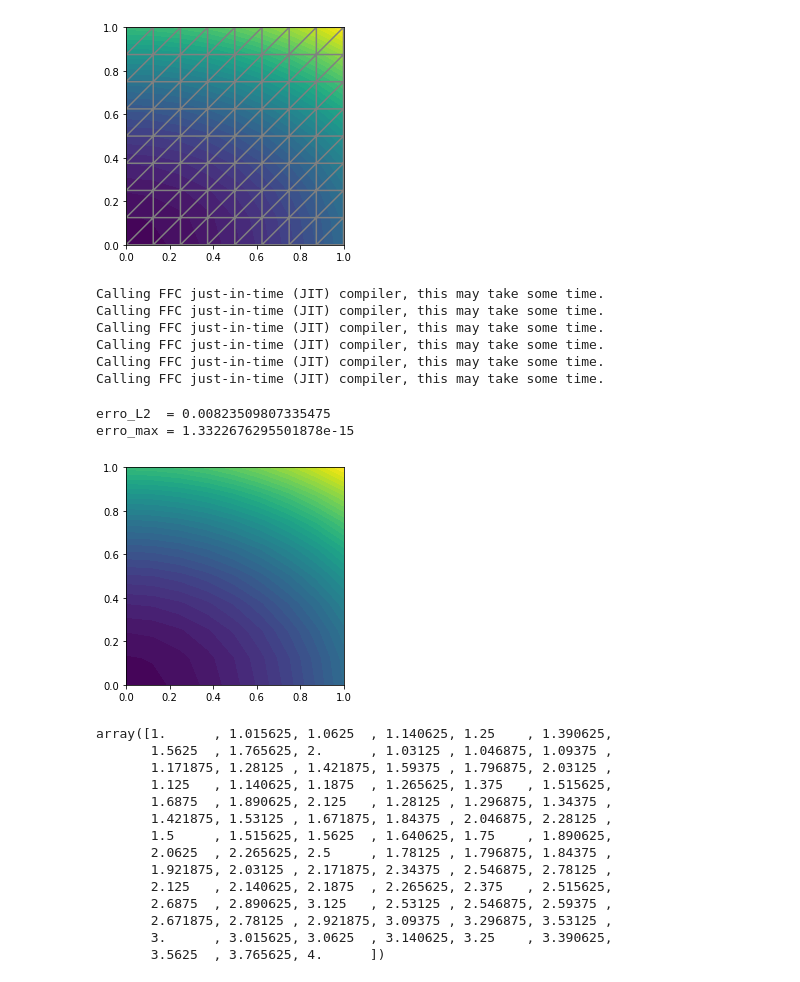
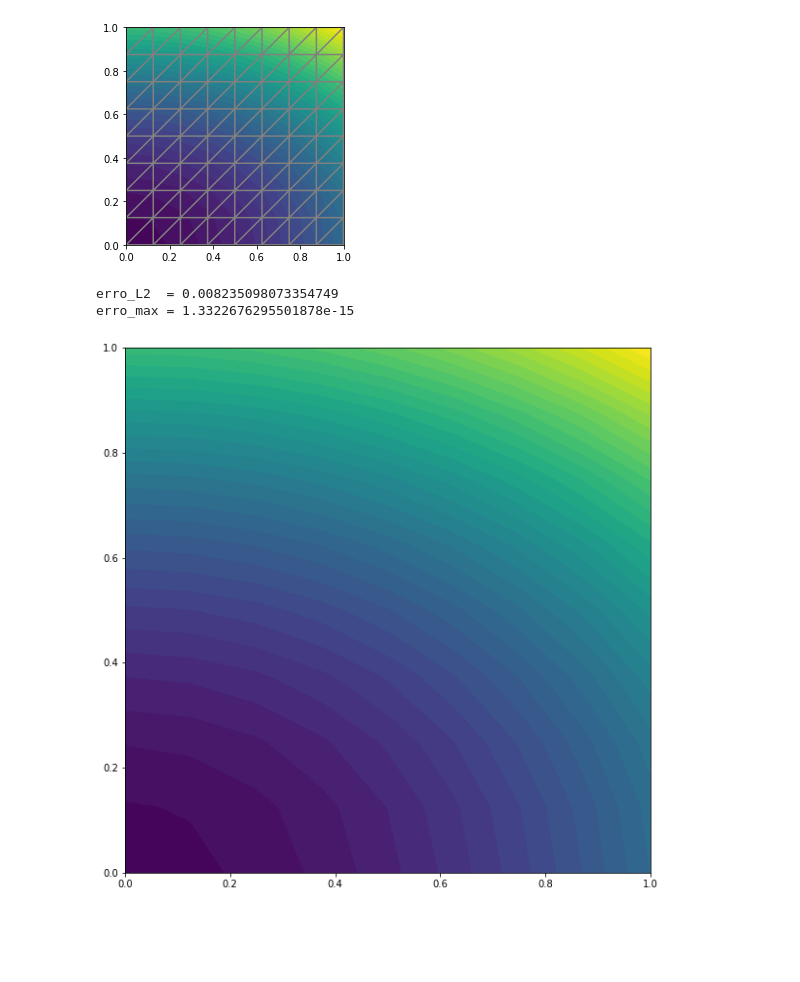
Before and after one commit to HenriqueCCdA/EstudoDoFEniCS, a Jupyter notebook: Notebooks/ft01_poisson.ipynb, the cells around one changed output. Cells and saved outputs as stored; diff of their text form; code cells hidden in the pictures; blank space fills up the shorter version.

```diff
--- a/Notebooks/ft01_poisson.ipynb
+++ b/Notebooks/ft01_poisson.ipynb
@@ -63,12 +87,15 @@ vtkfile = File('poisson/solution.pvd')
 vtkfile << u
 # %%
 # Calcula o erro da norma L2
+error_L2 = errornorm(u_D, u, 'L2')
 
-error_L2 = errornorm(u_D, u, 'L2')
+# Calcula o erro maximo nos vertices
+vertex_values_u_D = u_D.compute_vertex_values(mesh)
+vertex_values_u = u.compute_vertex_values(mesh)
+import numpy as np
+
+print(f'erro_L2  = {error_L2}')
+print(f'erro_max = {error_max}')
 # %% [output]
-Calling FFC just-in-time (JIT) compiler, this may take some time.
-Calling FFC just-in-time (JIT) compiler, this may take some time.
-Calling FFC just-in-time (JIT) compiler, this may take some time.
-Calling FFC just-in-time (JIT) compiler, this may take some time.
-Calling FFC just-in-time (JIT) compiler, this may take some time.
-Calling FFC just-in-time (JIT) compiler, this may take some time.
+erro_L2  = 0.008235098073354749
+erro_max = 1.3322676295501878e-15
@@ -81,30 +102,11 @@ error_max = np.max(np.abs(vertex_values_u_D - vertex_values_u))
-# %%
-print(f'erro_L2  = {error_L2}')
-print(f'erro_max = {error_max}')
-# %% [output]
-erro_L2  = 0.00823509807335475
-erro_max = 1.3322676295501878e-15
 # %%
 # Hold plot
 import matplotlib.pyplot as plt
+import matplotlib as mpl
+
+mpl.rcParams['figure.figsize'] = (10, 10)
+
 plot(u)
 plt.show()
 # %% [output]
-[figure, old version]
+[figure, new version]
-# %%
-vertex_values_u_D
-# %% [output]
-array([1.      , 1.015625, 1.0625  , 1.140625, 1.25    , 1.390625,
-       1.5625  , 1.765625, 2.      , 1.03125 , 1.046875, 1.09375 ,
-       1.171875, 1.28125 , 1.421875, 1.59375 , 1.796875, 2.03125 ,
-       1.125   , 1.140625, 1.1875  , 1.265625, 1.375   , 1.515625,
-       1.6875  , 1.890625, 2.125   , 1.28125 , 1.296875, 1.34375 ,
-       1.421875, 1.53125 , 1.671875, 1.84375 , 2.046875, 2.28125 ,
-       1.5     , 1.515625, 1.5625  , 1.640625, 1.75    , 1.890625,
-       2.0625  , 2.265625, 2.5     , 1.78125 , 1.796875, 1.84375 ,
-       1.921875, 2.03125 , 2.171875, 2.34375 , 2.546875, 2.78125 ,
-       2.125   , 2.140625, 2.1875  , 2.265625, 2.375   , 2.515625,
-       2.6875  , 2.890625, 3.125   , 2.53125 , 2.546875, 2.59375 ,
-       2.671875, 2.78125 , 2.921875, 3.09375 , 3.296875, 3.53125 ,
-       3.      , 3.015625, 3.0625  , 3.140625, 3.25    , 3.390625,
-       3.5625  , 3.765625, 4.      ])
```
Also changed, not shown: parts of 11 cells of this notebook.
